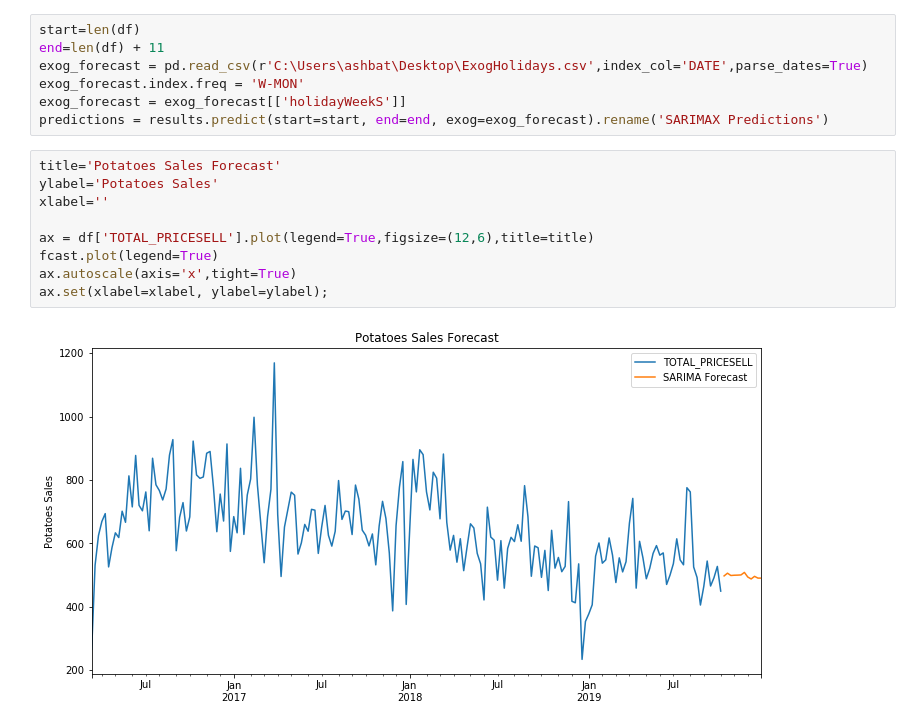
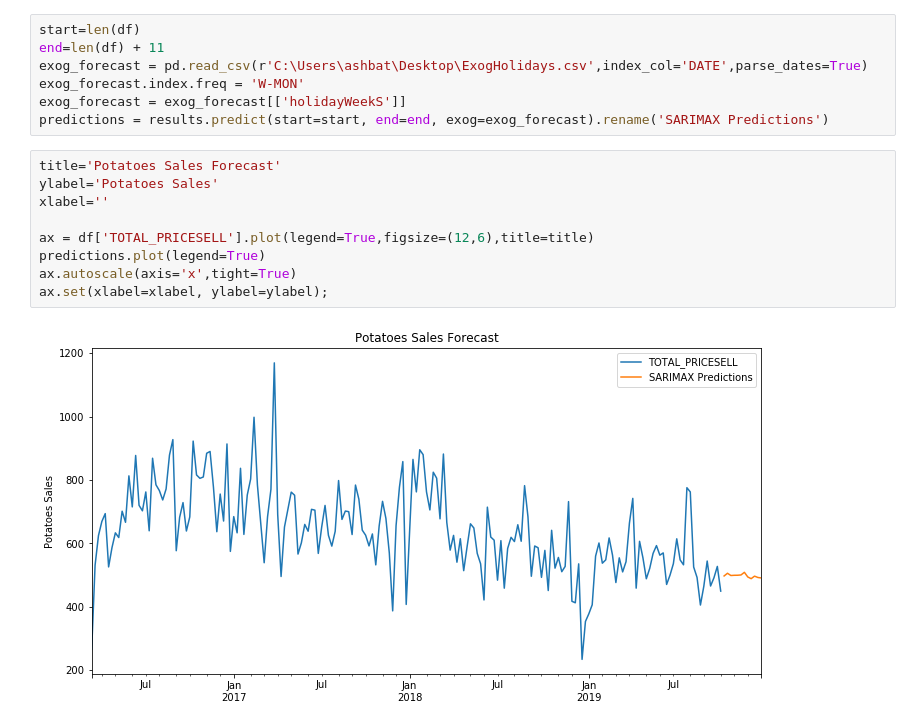
Before and after one commit to aibatchelor22/dubstech-2020, a Jupyter notebook: Retail Sales - Potatoes.ipynb, the cells around one changed output. Cells and saved outputs as stored; diff of their text form.

```diff
--- a/Retail Sales - Potatoes.ipynb
+++ b/Retail Sales - Potatoes.ipynb
@@ -213,11 +213,11 @@ predictions = results.predict(start=start, end=end, exog=exog_forecast).rename('
 # %%
 title='Potatoes Sales Forecast'
 ylabel='Potatoes Sales'
 xlabel=''
 
 ax = df['TOTAL_PRICESELL'].plot(legend=True,figsize=(12,6),title=title)
-fcast.plot(legend=True)
+predictions.plot(legend=True)
 ax.autoscale(axis='x',tight=True)
 ax.set(xlabel=xlabel, ylabel=ylabel);
 # %% [output]
-[figure, old version]
+[figure, new version]
```
Also changed, not shown: 6 other files.
